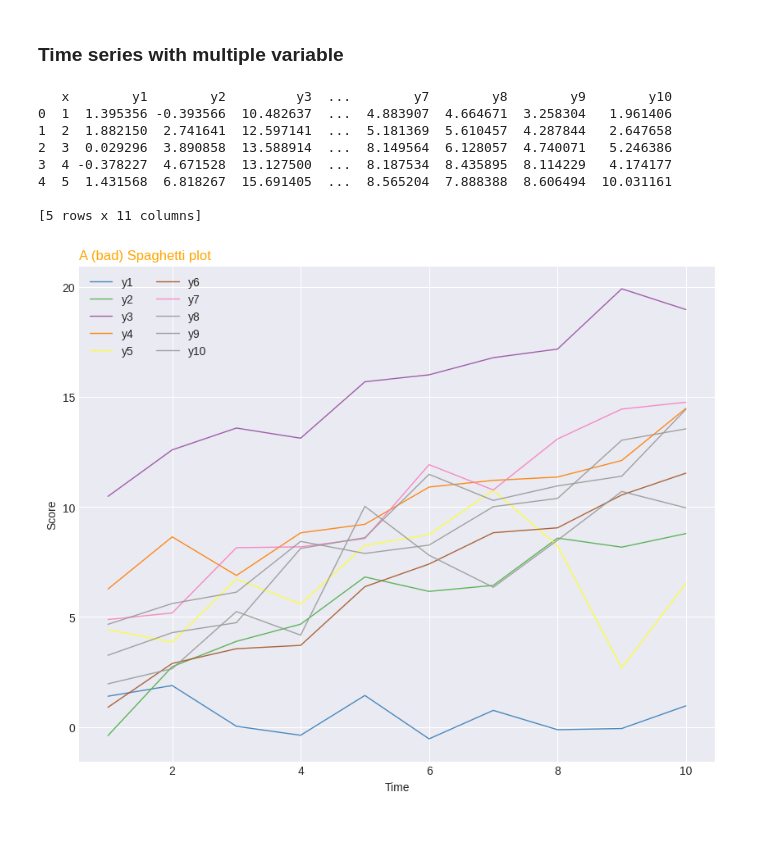
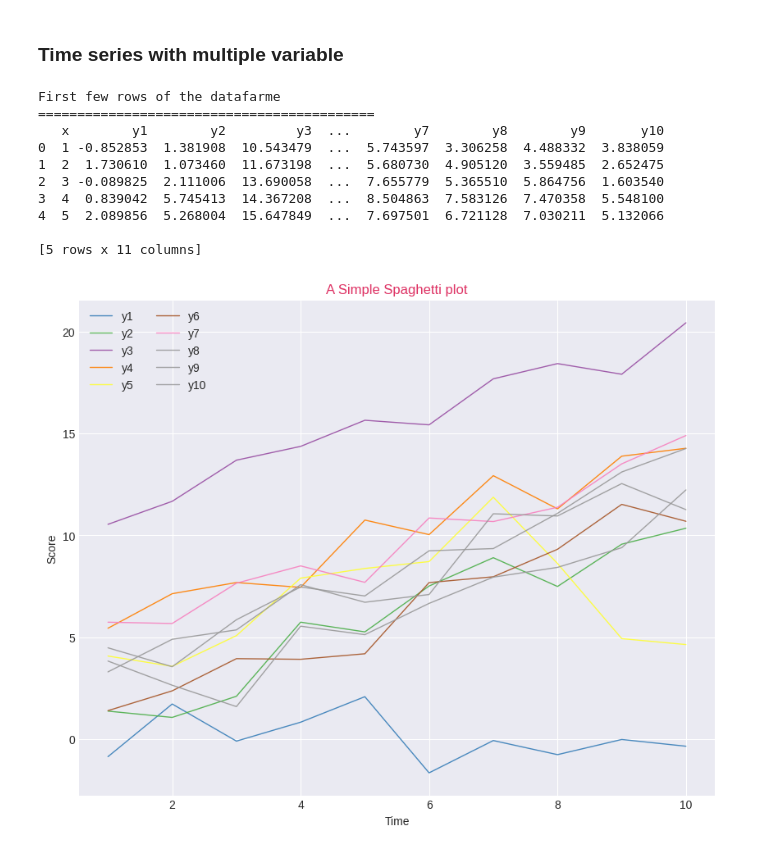
Before and after one commit to sarker2018/Data-Visualisation-with-Python-and-R, a Jupyter notebook: python_visualisation.ipynb, the cells around one changed output. Drawn from its saved outputs; the diff is of its cells as text; code cells hidden in the pictures.

```diff
--- a/python_visualisation.ipynb
+++ b/python_visualisation.ipynb
@@ -329,38 +329,42 @@ plt.figure(figsize=(10, 8), dpi=100)
 
 # Change the style of plot
 plt.style.use('seaborn-darkgrid')
 
 # Create a color palette
 palette = plt.get_cmap('Set1')
 
 # Plot multiple lines
 num=0
 for column in df.drop('x', axis=1):
     num+=1
     plt.plot(df['x'], df[column], marker='', color=palette(num), linewidth=1, alpha=0.9, label=column)
 
 # Add legend
 plt.legend(loc=2, ncol=2)
 
 # Add titles
-plt.title("A (bad) Spaghetti plot", loc='left', fontsize=12, fontweight=0, color='orange')
+plt.title("A Simple Spaghetti plot", loc='center', fontsize=12, fontweight=0, color='#DE3163')
 plt.xlabel("Time")
 plt.ylabel("Score")
 
 
 # first few line sof the dataFrame
+print('First few rows of the datafarme\n===========================================')
 print(df.head())
+
 
 
 # Show the graph
 plt.show()
 # %% [output]
-   x        y1        y2         y3  ...        y7        y8        y9        y10
-0  1  1.395356 -0.393566  10.482637  ...  4.883907  4.664671  3.258304   1.961406
-1  2  1.882150  2.741641  12.597141  ...  5.181369  5.610457  4.287844   2.647658
-2  3  0.029296  3.890858  13.588914  ...  8.149564  6.128057  4.740071   5.246386
-3  4 -0.378227  4.671528  13.127500  ...  8.187534  8.435895  8.114229   4.174177
-4  5  1.431568  6.818267  15.691405  ...  8.565204  7.888388  8.606494  10.031161
+First few rows of the datafarme
+===========================================
+   x        y1        y2         y3  ...        y7        y8        y9       y10
+0  1 -0.852853  1.381908  10.543479  ...  5.743597  3.306258  4.488332  3.838059
+1  2  1.730610  1.073460  11.673198  ...  5.680730  4.905120  3.559485  2.652475
+2  3 -0.089825  2.111006  13.690058  ...  7.655779  5.365510  5.864756  1.603540
+3  4  0.839042  5.745413  14.367208  ...  8.504863  7.583126  7.470358  5.548100
+4  5  2.089856  5.268004  15.647849  ...  7.697501  6.721128  7.030211  5.132066
 
 [5 rows x 11 columns]
-[figure, old version]
+[figure, new version]
```
Also changed, not shown: parts of 5 cells of this notebook.
